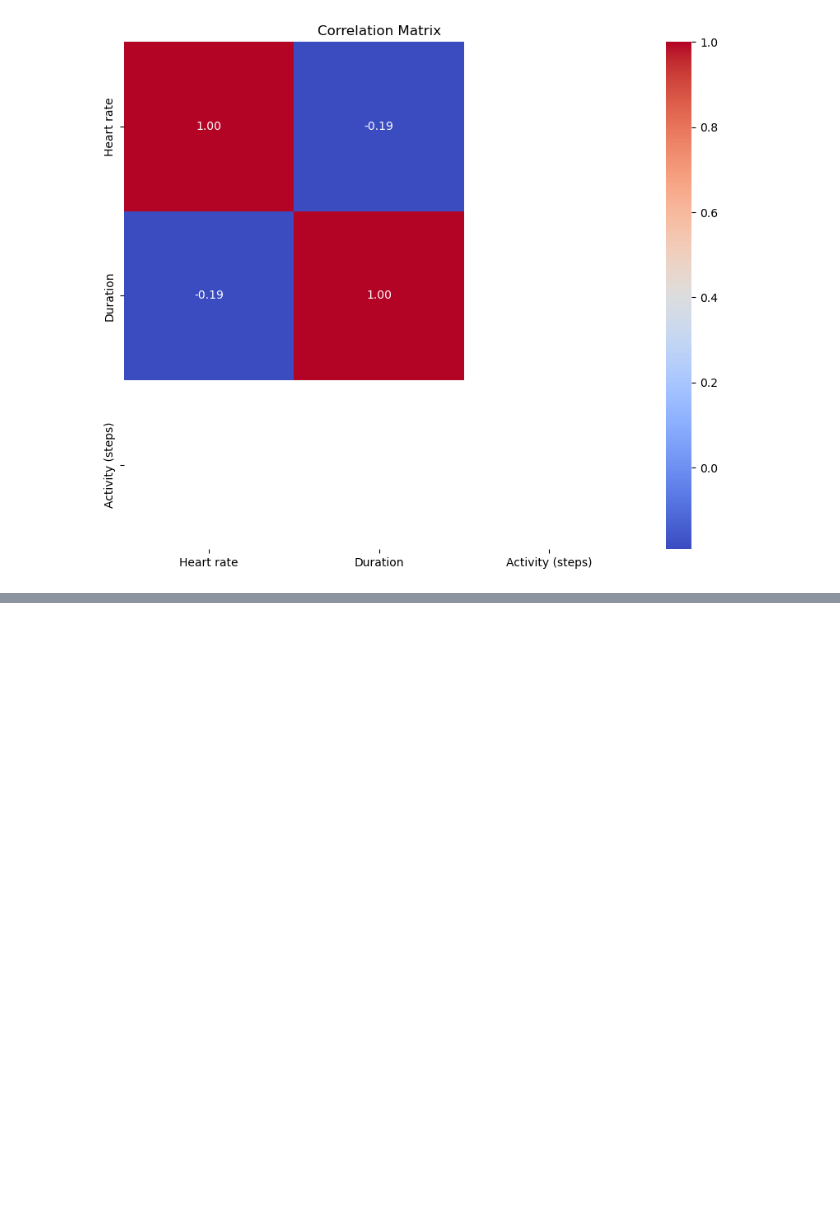
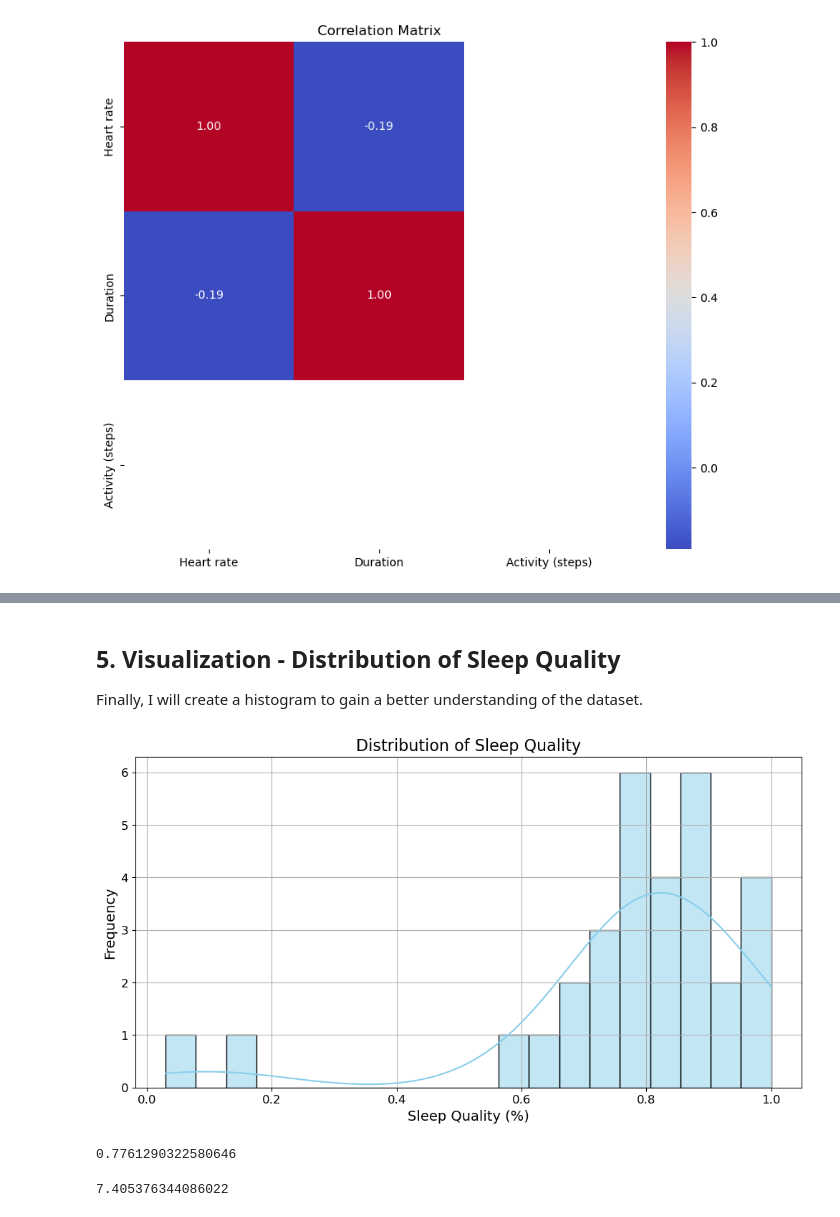
Before and after one commit to SylviaNyamwathi/Sleepdata-Data-Analysis, a Jupyter notebook: Sleepdata Data Analysis.ipynb, the cells around one changed output, grey strips where cells are left out. Saved outputs shown, nothing was run; the diff lists cells and outputs as text; code cells hidden in the pictures; blank space fills up the shorter version.

```diff
--- a/Sleepdata Data Analysis.ipynb
+++ b/Sleepdata Data Analysis.ipynb
@@ -206,0 +190,27 @@ plt.show()
+# %% [markdown]
+## 5. Visualization - Distribution of Sleep Quality
+
+Finally, I will create a histogram to gain a better understanding of the dataset.
+# %%
+import matplotlib.pyplot as plt
+
+# Histogram for sleep quality distribution
+plt.figure(figsize=(12, 6))
+sns.histplot(sleep_data['Sleep quality'], bins=20, kde=True, color='skyblue')
+plt.title('Distribution of Sleep Quality', fontsize=16)
+plt.xlabel('Sleep Quality (%)', fontsize=14)
+plt.ylabel('Frequency', fontsize=14)
+plt.grid(True)
+plt.xticks(fontsize=12)
+plt.yticks(fontsize=12)
+plt.show()
+# %% [output]
+[figure, added]
+# %%
+sleep_data['Sleep quality'].mean()
+# %% [output]
+0.7761290322580646
+# %%
+sleep_data['Duration'].mean()
+# %% [output]
+7.405376344086022
```
Also changed, not shown: parts of 19 cells of this notebook.
